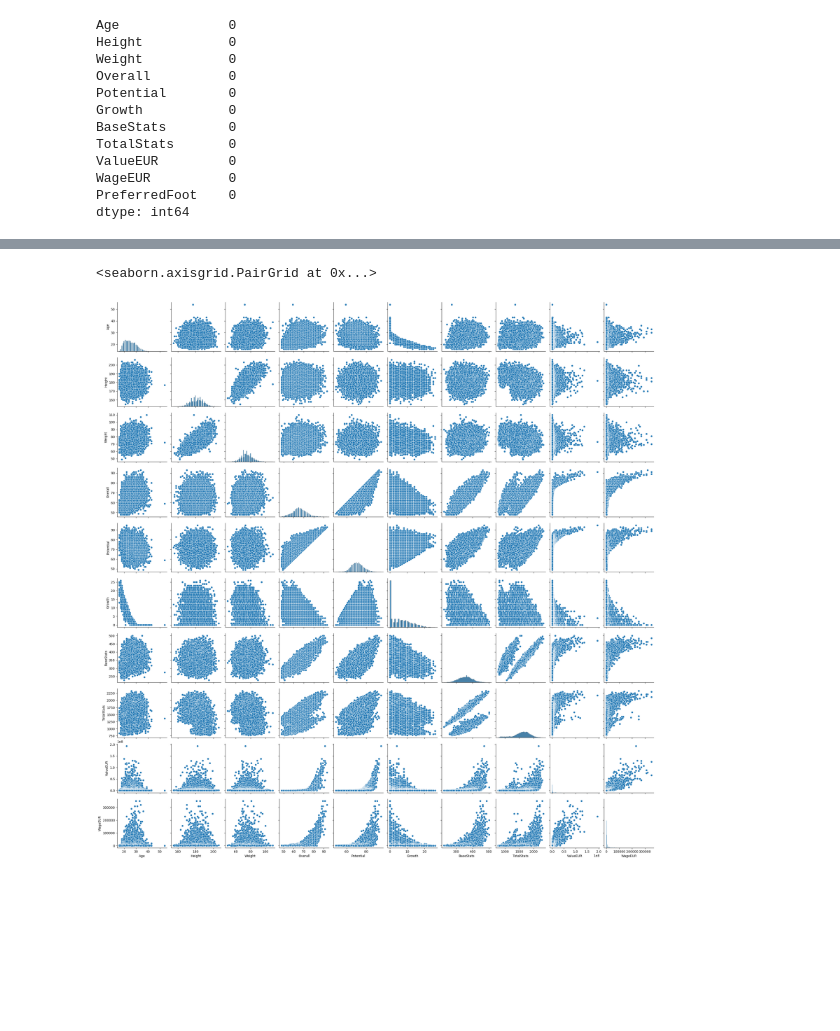
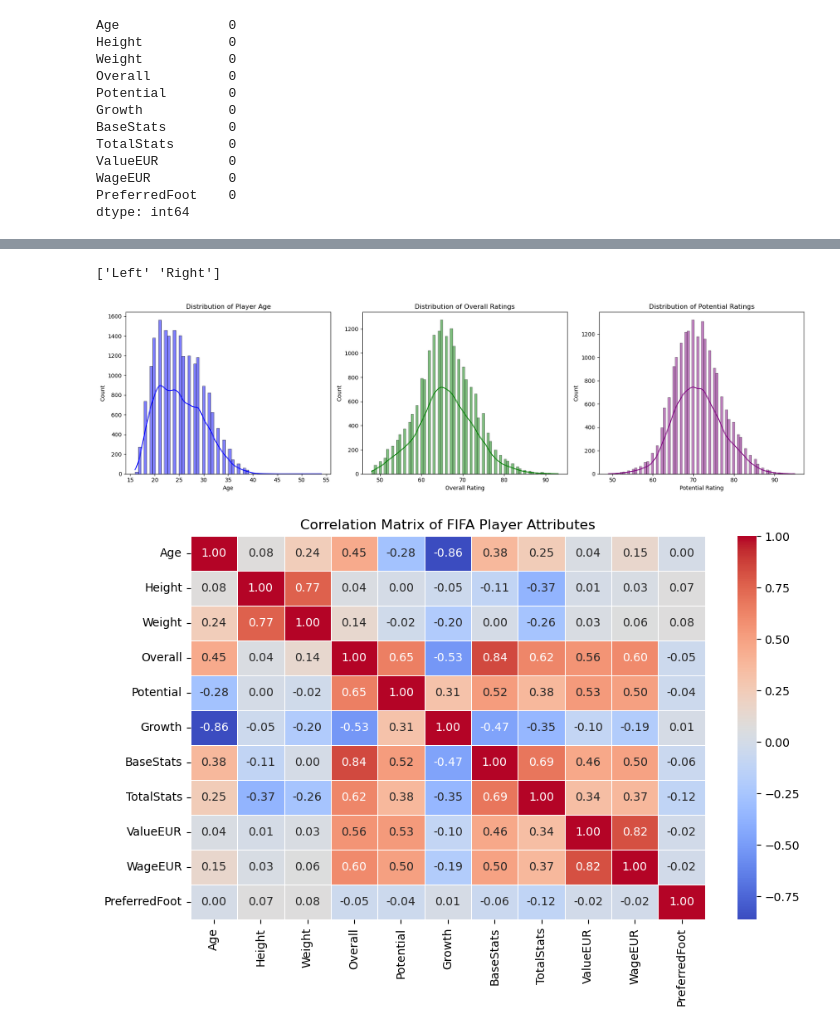
Before and after one commit to MackiGumle/ZSU, a Jupyter notebook: Project1/main.ipynb, the cells around one changed output, grey strips where cells are left out. Cells and saved outputs as stored; diff of their text form; code cells hidden in the pictures; blank space fills up the shorter version.

```diff
--- a/Project1/main.ipynb
+++ b/Project1/main.ipynb
@@ -94,6 +86,37 @@ df_main.describe()
-# %%
-# df_main['Nationality'].value_counts()
-sns.pairplot(df_main)
-# %% [output]
-<seaborn.axisgrid.PairGrid at 0x...>
-[figure, removed]
+# %%
+#df_main.head(20).to_json('players_fifa22_main_20.json', orient='records')
+# convert 'PreferredFoot' to binary
+print(df_main['PreferredFoot'].unique())
+df_main['PreferredFoot'] = df_main['PreferredFoot'].map({'Left': 0, 'Right': 1})
+# %% [output]
+['Left' 'Right']
+# %%
+
+# Plot distribution of Age, Overall, and Potential
+fig, axes = plt.subplots(1, 3, figsize=(18, 5))
+
+sns.histplot(df_main['Age'], kde=True, ax=axes[0], color='blue')
+axes[0].set_title('Distribution of Player Age')
+axes[0].set_xlabel('Age')
+axes[0].set_ylabel('Count')
+
+sns.histplot(df_main['Overall'], kde=True, ax=axes[1], color='green')
+axes[1].set_title('Distribution of Overall Ratings')
+axes[1].set_xlabel('Overall Rating')
+
+sns.histplot(df_main['Potential'], kde=True, ax=axes[2], color='purple')
+axes[2].set_title('Distribution of Potential Ratings')
+axes[2].set_xlabel('Potential Rating')
+
+plt.tight_layout()
+plt.show()
+# %% [output]
+[figure, added]
+# %%
+corr_matrix = df_main.corr()
+plt.figure(figsize=(10, 6))
+sns.heatmap(corr_matrix, annot=True, cmap='coolwarm', fmt='.2f', linewidths=0.5)
+plt.title('Correlation Matrix of FIFA Player Attributes')
+plt.show()
+# %% [output]
+[figure, added]
```
Also changed, not shown: parts of 3 cells of this notebook, 1 other file.
